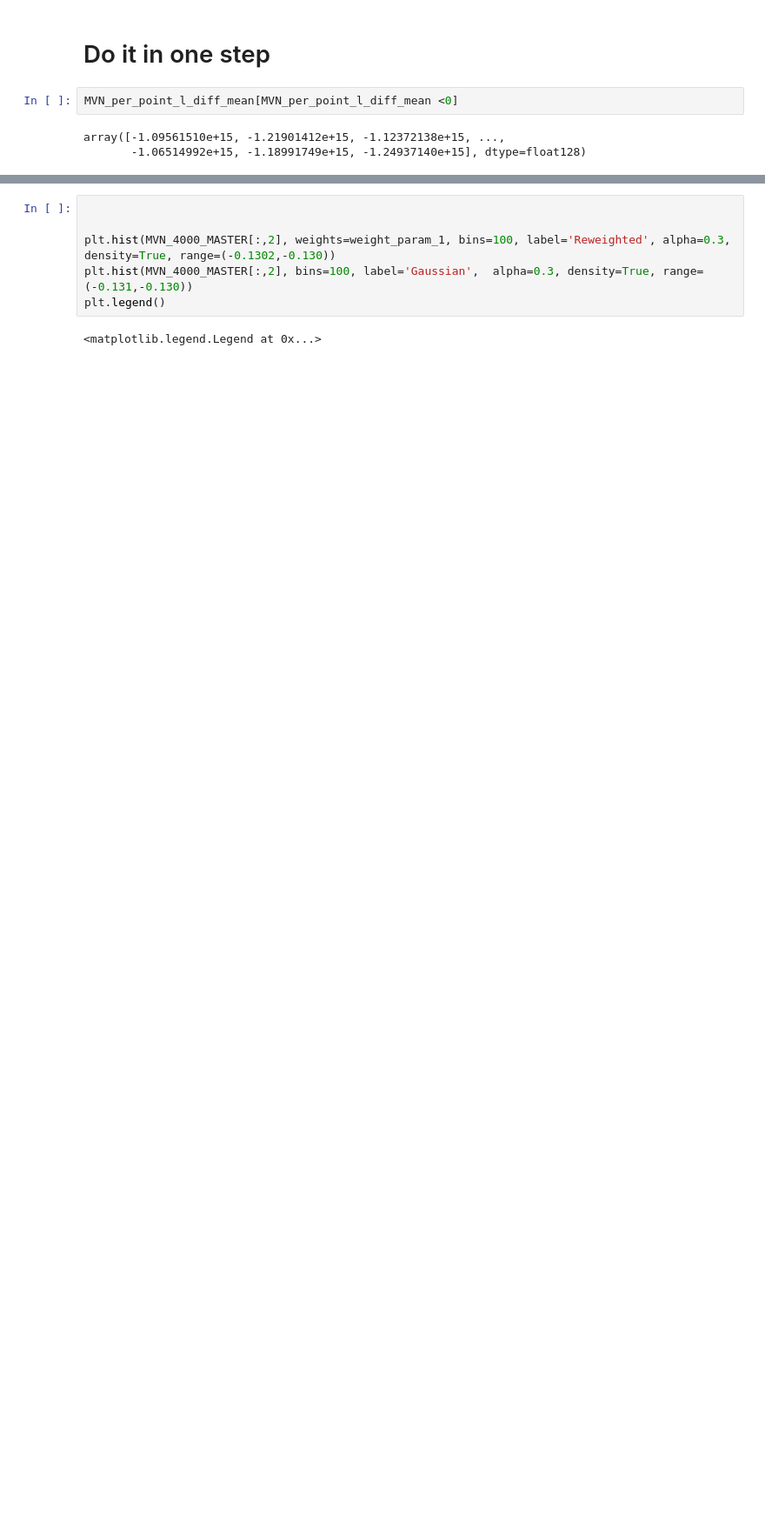
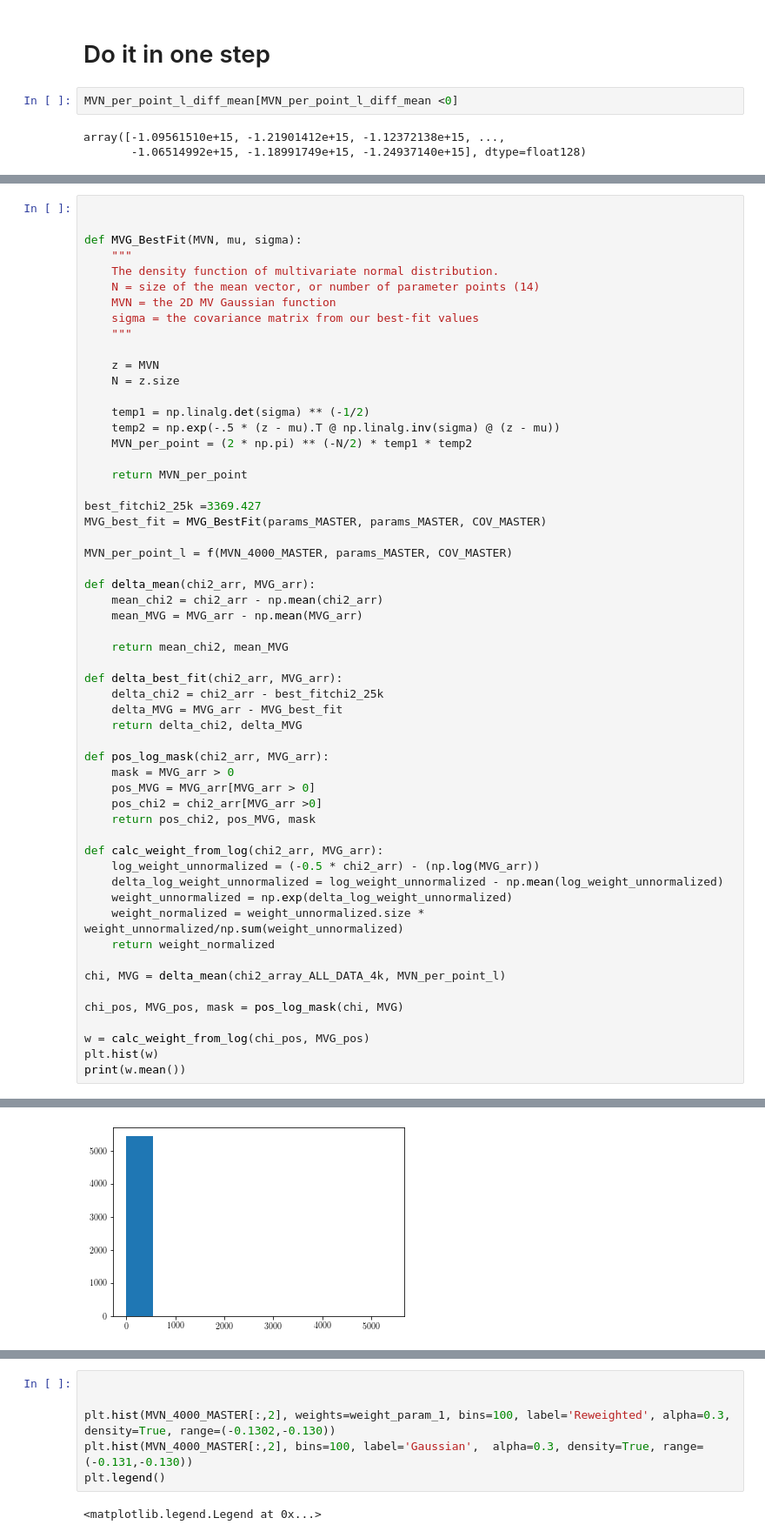
Before and after one commit to AliAlkadhim/PDF_Uncertainty, a Jupyter notebook: master_version/local/ALL_DATA_25k/Reweighting_2.ipynb, the cells around one changed output, grey strips where cells are left out. Shown at 87% size. Cells and saved outputs as stored; diff of their text form; blank space fills up the shorter version.

```diff
--- a/master_version/local/ALL_DATA_25k/Reweighting_2.ipynb
+++ b/master_version/local/ALL_DATA_25k/Reweighting_2.ipynb
@@ -316,0 +385,57 @@ array([-1.09561510e+15, -1.21901412e+15, -1.12372138e+15, ...,
+# %%
+
+
+def MVG_BestFit(MVN, mu, sigma):
+    """
+    The density function of multivariate normal distribution.
+    N = size of the mean vector, or number of parameter points (14)
+    MVN = the 2D MV Gaussian function
+    sigma = the covariance matrix from our best-fit values
+    """
+
+    z = MVN
+    N = z.size
+
+    temp1 = np.linalg.det(sigma) ** (-1/2)
+    temp2 = np.exp(-.5 * (z - mu).T @ np.linalg.inv(sigma) @ (z - mu))
+    MVN_per_point = (2 * np.pi) ** (-N/2) * temp1 * temp2
+
+    return MVN_per_point
+
+best_fitchi2_25k =3369.427
+MVG_best_fit = MVG_BestFit(params_MASTER, params_MASTER, COV_MASTER)
+
+MVN_per_point_l = f(MVN_4000_MASTER, params_MASTER, COV_MASTER)
+
+def delta_mean(chi2_arr, MVG_arr):
+    mean_chi2 = chi2_arr - np.mean(chi2_arr)
+    mean_MVG = MVG_arr - np.mean(MVG_arr)
+
+    return mean_chi2, mean_MVG
+
+def delta_best_fit(chi2_arr, MVG_arr):
+    delta_chi2 = chi2_arr - best_fitchi2_25k
+    delta_MVG = MVG_arr - MVG_best_fit
+    return delta_chi2, delta_MVG
+
+def pos_log_mask(chi2_arr, MVG_arr):
+    mask = MVG_arr > 0
+    pos_MVG = MVG_arr[MVG_arr > 0]
+    pos_chi2 = chi2_arr[MVG_arr >0]
+    return pos_chi2, pos_MVG, mask
+
+def calc_weight_from_log(chi2_arr, MVG_arr):
+    log_weight_unnormalized = (-0.5 * chi2_arr) - (np.log(MVG_arr))
+    delta_log_weight_unnormalized = log_weight_unnormalized - np.mean(log_weight_unnormalized)
+    weight_unnormalized = np.exp(delta_log_weight_unnormalized)
+    weight_normalized = weight_unnormalized.size * weight_unnormalized/np.sum(weight_unnormalized)
+    return weight_normalized
+
+chi, MVG = delta_mean(chi2_array_ALL_DATA_4k, MVN_per_point_l)
+
+chi_pos, MVG_pos, mask = pos_log_mask(chi, MVG)
+
+w = calc_weight_from_log(chi_pos, MVG_pos)
+plt.hist(w)
+print(w.mean())
+# %% [output]
@@ -316,0 +443 @@ array([-1.09561510e+15, -1.21901412e+15, -1.12372138e+15, ...,
+[figure, added]
```
Also changed, not shown: parts of 7 cells of this notebook, 3 other files.
